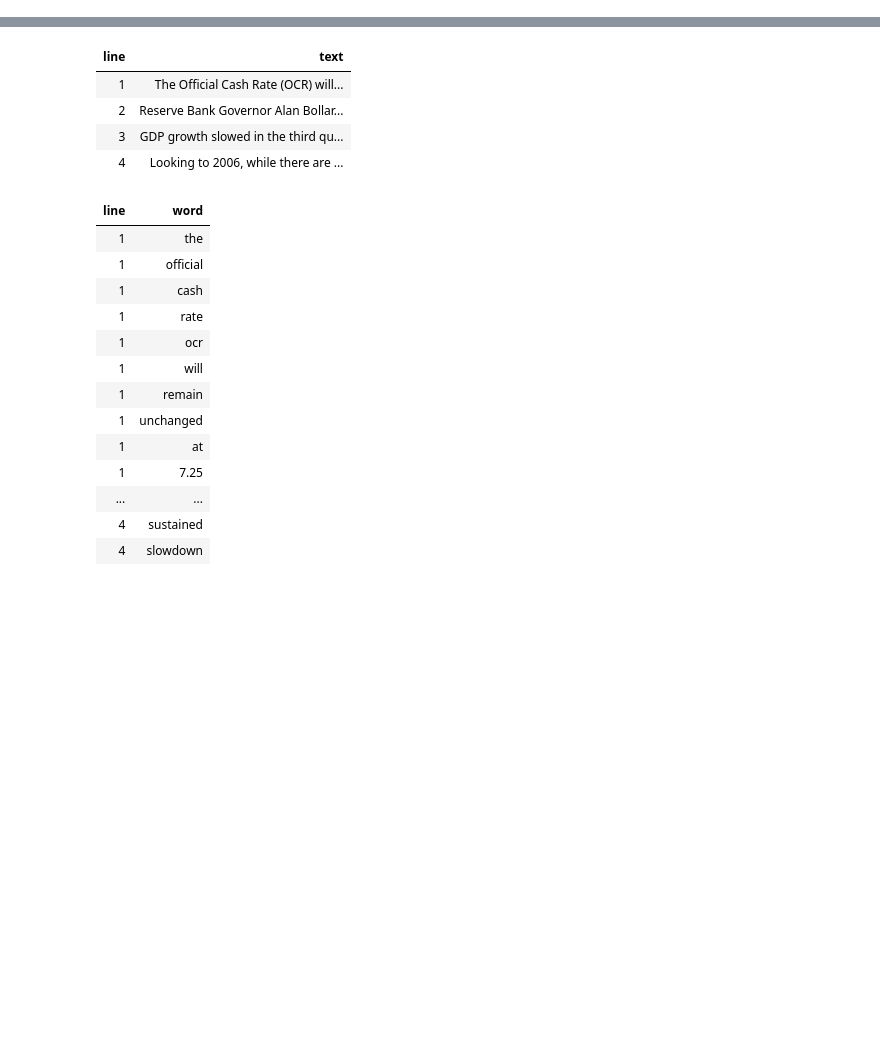
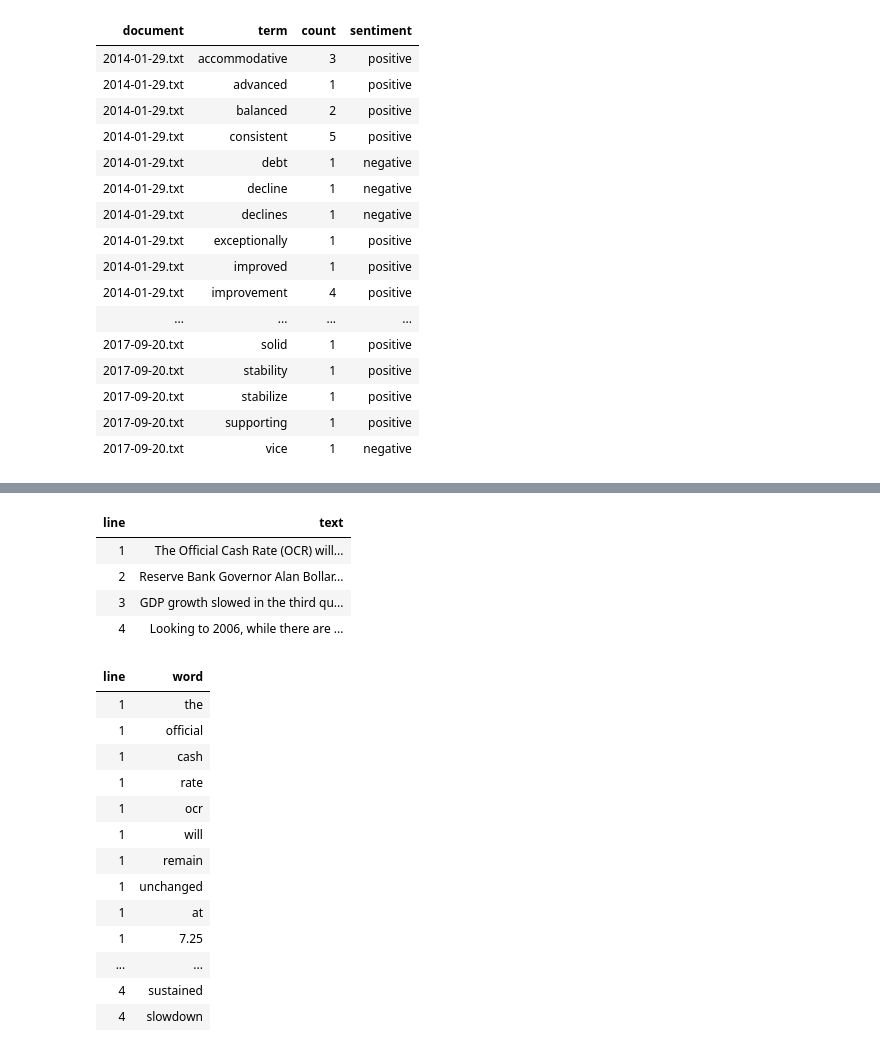
Before and after one commit to lachlandeer/central-bank-nlp, a Jupyter notebook: Tidy Text.ipynb, the cells around one changed output, grey strips where cells are left out. Cells and saved outputs as stored; diff of their text form; code cells hidden in the pictures; blank space fills up the shorter version.

```diff
--- a/Tidy Text.ipynb
+++ b/Tidy Text.ipynb
@@ -45,0 +92,23 @@ cb_td
+# %%
+cb_sentiments <-cb_text %>%
+    inner_join(get_sentiments("bing"), by = c(term = "word"))
+
+cb_sentiments
+# %% [output]
+| document | term | count | sentiment |
+| 2014-01-29.txt | accommodative | 3 | positive |
+| 2014-01-29.txt | advanced | 1 | positive |
+| 2014-01-29.txt | balanced | 2 | positive |
+| 2014-01-29.txt | consistent | 5 | positive |
+| 2014-01-29.txt | debt | 1 | negative |
+| 2014-01-29.txt | decline | 1 | negative |
+| 2014-01-29.txt | declines | 1 | negative |
+| 2014-01-29.txt | exceptionally | 1 | positive |
+| 2014-01-29.txt | improved | 1 | positive |
+| 2014-01-29.txt | improvement | 4 | positive |
+| ... | ... | ... | ... |
+| 2017-09-20.txt | solid | 1 | positive |
+| 2017-09-20.txt | stability | 1 | positive |
+| 2017-09-20.txt | stabilize | 1 | positive |
+| 2017-09-20.txt | supporting | 1 | positive |
+| 2017-09-20.txt | vice | 1 | negative |
```
Also changed, not shown: parts of 18 cells of this notebook, 1 other file.
